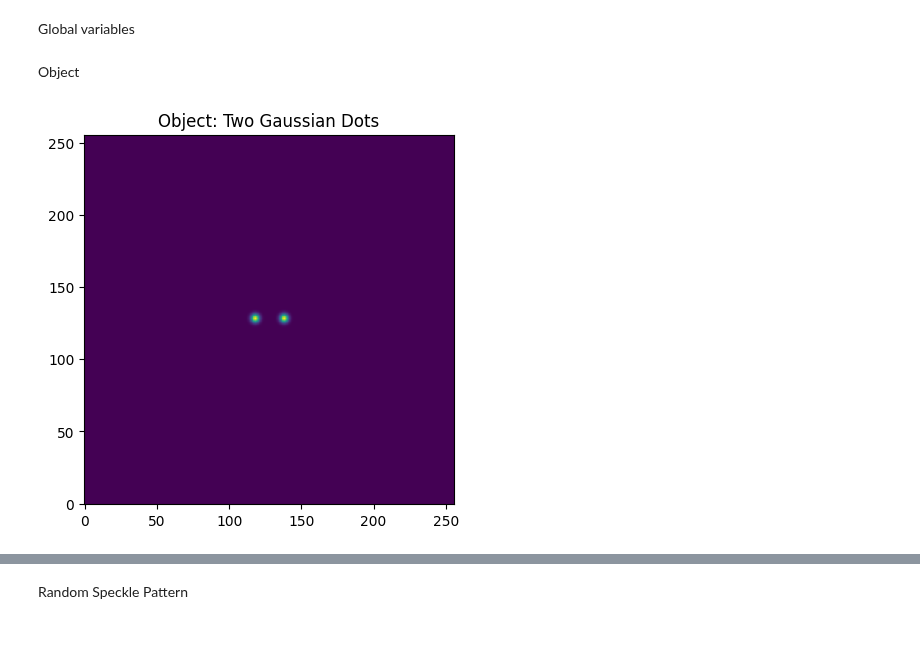
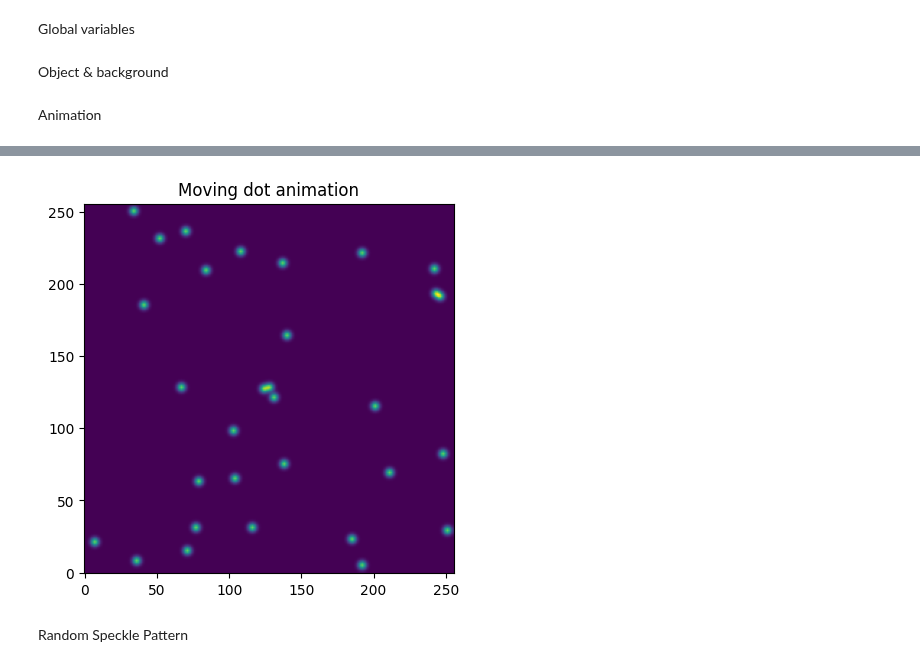
Before and after one commit to LJones-physics/Imaging-Tracking_LJ, a Jupyter notebook: simulations/tracking/tracking_single.ipynb, the cells around one changed output, grey strips where cells are left out. Cells and saved outputs as stored; diff of their text form; code cells hidden in the pictures; blank space fills up the shorter version.

```diff
--- a/simulations/tracking/tracking_single.ipynb
+++ b/simulations/tracking/tracking_single.ipynb
@@ -6,25 +7,54 @@ from scipy.ndimage import gaussian_filter
 Global variables
 # %%
 dimension = 256 #size of matrix
+background_num = 30 #No. of background objects
+frames_num = 40    # number of animation frames
 # %% [markdown]
-Object
+Object & background
 # %%
+# Fixed background
+random_num = np.random.default_rng(1)
+bg_positions = random_num.integers(0, dimension, size=(background_num, 2))
+
 # Object matrix
-Obj = np.zeros((dimension, dimension))
+def make_object(t):
+    '''creates an object that moves in a figure 8 relative to a fixed background'''
+    Obj = np.zeros((dimension, dimension))
 
-centre_x = dimension // 2
-centre_y = dimension // 2
-seperation = 20
+    # Static background dots
+    for y, x in bg_positions:
+        Obj[y, x] = 1
 
-# set dot position
-Obj[centre_y, centre_x - seperation//2] = 1
-Obj[centre_y, centre_x + seperation//2] = 1
+    centre_x = dimension // 2
+    centre_y = dimension // 2
+    amp_x = 60
+    amp_y = 60
 
-# Convert to Gaussian dots
-Obj = gaussian_filter(Obj, sigma=2)
+    x_move = int(centre_x + amp_x * np.sin(t))
+    y_move = int(centre_y + amp_y * np.sin(2 * t))
 
-plt.imshow(Obj, origin='lower')
-plt.title("Object: Two Gaussian Dots")
-plt.show()
+
+    Obj[y_move, x_move] = 1
+
+    # Convert to Gaussian dots
+    Obj = gaussian_filter(Obj, sigma=2)
+
+    return Obj
-# %% [output]
-[figure, removed]
+# %% [markdown]
+Animation
+# %%
+# animation
+fig, ax = plt.subplots()
+img = ax.imshow(make_object(0), origin='lower')
+ax.set_title("Moving dot animation")
+
+def animation_make_object(frame):
+    '''inputs value for t to make each image frame'''
+    t = 2 * np.pi * frame / frames_num
+    img.set_data(make_object(t))
+    return [img]
+
+animation = FuncAnimation(fig, animation_make_object, frames=frames_num, interval=80)
+
+HTML(animation.to_jshtml())
+# %% [output]
@@ -31,3 +62,4 @@ plt.show()
+[figure, added]
 # %% [markdown]
 Random Speckle Pattern
 # %%
```
Also changed, not shown: parts of 9 cells of this notebook.
